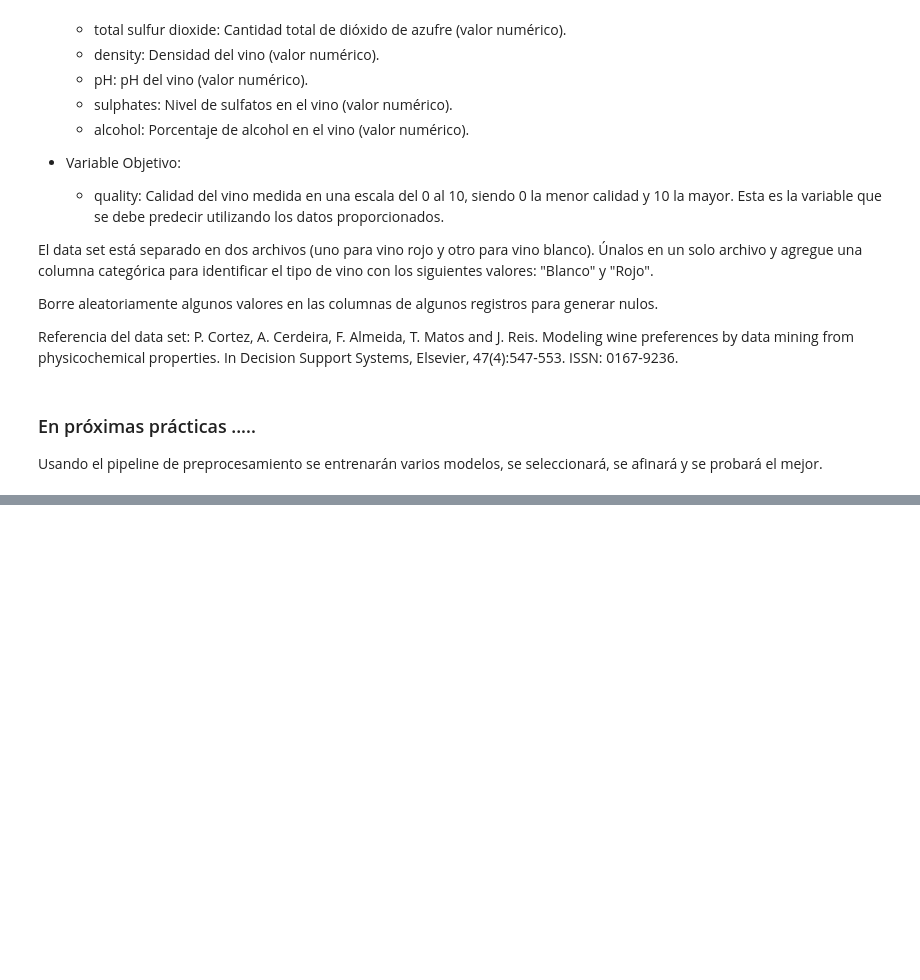
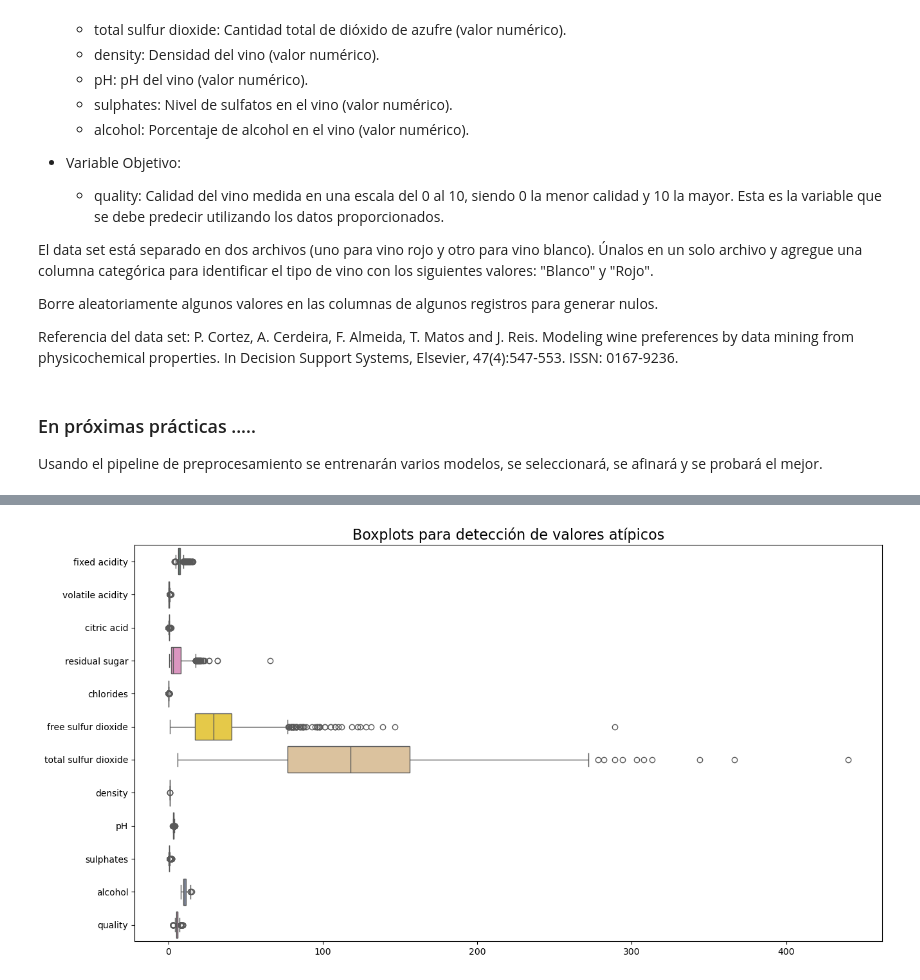
Before and after one commit to LuisDavid01/practica5-6ML, a Jupyter notebook: G7_SC707_Practica5-6_LN.ipynb, the cells around one changed output, grey strips where cells are left out. Saved outputs shown, nothing was run; the diff lists cells and outputs as text; code cells hidden in the pictures; blank space fills up the shorter version.

```diff
--- a/G7_SC707_Practica5-6_LN.ipynb
+++ b/G7_SC707_Practica5-6_LN.ipynb
@@ -90,0 +179,7 @@ vinoBlanco.describe()
+# %%
+plt.figure(figsize=(15, 8))
+sns.boxplot(data=vino.drop('tipo', axis=1), orient="h", palette="Set2")
+plt.title('Boxplots para detección de valores atípicos', fontsize=16)
+plt.show()
+# %% [output]
+[figure, added]
```
Also changed, not shown: parts of 14 cells of this notebook.
